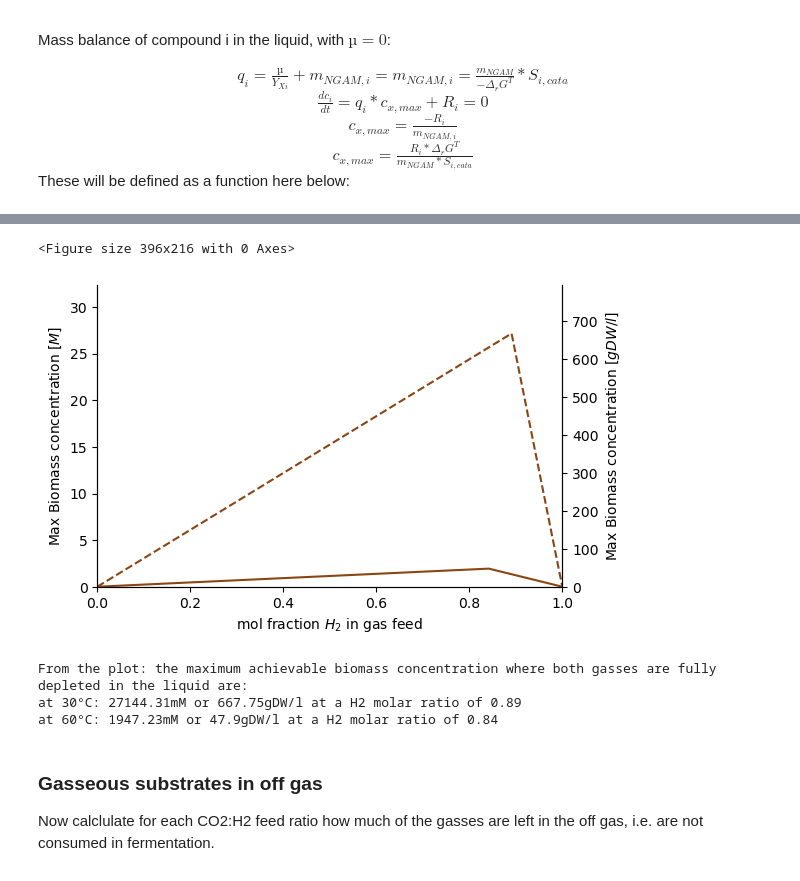
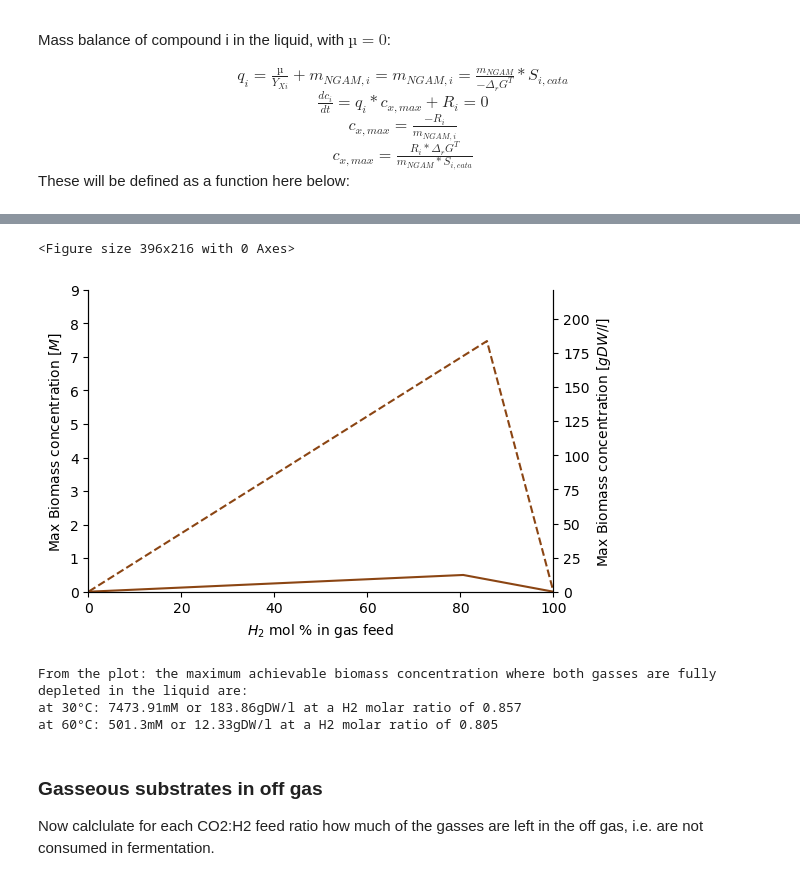
Before and after one commit to biosustain/CO2_fixation_models, a Jupyter notebook: Scripts/03_IdealGasComp.ipynb, the cells around one changed output, grey strips where cells are left out. Drawn from its saved outputs; the diff is of its cells as text; code cells hidden in the pictures.

```diff
--- a/Scripts/03_IdealGasComp.ipynb
+++ b/Scripts/03_IdealGasComp.ipynb
@@ -65,7 +65,7 @@ Where:
 # %%
 h_r = 30 # height of the reactor [m]
 ar = 5 # aspect ratio: height to diameter
-v_gas = 0.5 # [m/s]
+v_gas = 0.1 # [m/s]
 
 r = h_r/(ar * 2)
 h = 2/3 * h_r # initial height of broth  assuming it is 2/3 filled [m]
@@ -309,31 +316,31 @@ plt.show()
 # %%
 plt.rcParams['axes.spines.right'] = True
 
 def c_xmax_AND(T,y):
     return np.minimum(c_xmax("H2",T,c_G("H2",T,y)),c_xmax("CO2",T,c_G("CO2",T,1-y)))
 def c_xmax_OR(T,y):
     return np.maximum(c_xmax("H2",T,c_G("H2",T,y)),c_xmax("CO2",T,c_G("CO2",T,1-y)))
 
 fig = plt.figure(figsize=(5.5,3))
 plt.figure(dpi=100)
-plt.plot(y,c_xmax_AND(T1,y)/1000, color='saddlebrown', linestyle ="--")
-plt.plot(y,c_xmax_AND(T2,y)/1000, color='saddlebrown', linestyle ="-")
+plt.plot(y*100,c_xmax_AND(T1,y)/1000, color='saddlebrown', linestyle ="--")
+plt.plot(y*100,c_xmax_AND(T2,y)/1000, color='saddlebrown', linestyle ="-")
 #plt.plot(y,c_xmax_OR(T1,y), color="grey", linewidth = 0.2)
 #plt.plot(y,c_xmax_OR(T2,y), color="grey", linewidth = 0.2)
-plt.xlabel(r'mol fraction $H_2$ in gas feed')
+plt.xlabel(r'$H_2$ mol % in gas feed')
 plt.ylabel(r'Max Biomass concentration [$M$]')
-plt.axis([0, 1, 0, 9*3600/1000])
+plt.axis([0, 100, 0, 2.5*3600/1000])
 
 ax2 = plt.twinx()
 ax2.set_ylabel(r'Max Biomass concentration [$gDW/l$]')
-plt.axis([0, 1, 0, 9*3600*24.6/1000])
+plt.axis([0, 100, 0, 2.5*3600*24.6/1000])
 plt.show()
 # %% [output]
 <Figure size 396x216 with 0 Axes>
-[figure, old version]
+[figure, new version]
 # %%
-opt_30 = 0.89
-opt_60 = 0.84
+opt_30 = y[c_xmax_AND(T1,y)/1000 == max(c_xmax_AND(T1,y)/1000)][0]
+opt_60 = y[c_xmax_AND(T2,y)/1000 == max(c_xmax_AND(T2,y)/1000)][0]
 
 print(f"From the plot: the maximum achievable biomass concentration where both gasses are fully depleted in the liquid are:")
 
@@ -341,8 +348,8 @@ print(f"at 30°C: {round(c_xmax('H2',T1,c_G('H2',T1,opt_30)),2)}mM or {round(c_x
 print(f"at 60°C: {round(c_xmax('H2',T2,c_G('H2',T2,opt_60)),2)}mM or {round(c_xmax('H2',T2,c_G('H2',T2,opt_60))*24.6/1000,2)}gDW/l at a H2 molar ratio of {opt_60}")
 # %% [output]
 From the plot: the maximum achievable biomass concentration where both gasses are fully depleted in the liquid are:
-at 30°C: 27144.31mM or 667.75gDW/l at a H2 molar ratio of 0.89
-at 60°C: 1947.23mM or 47.9gDW/l at a H2 molar ratio of 0.84
+at 30°C: 7473.91mM or 183.86gDW/l at a H2 molar ratio of 0.857
+at 60°C: 501.3mM or 12.33gDW/l at a H2 molar ratio of 0.805
 # %% [markdown]
 ### Gasseous substrates in off gas
 
```
Also changed, not shown: parts of 9 cells of this notebook, 9 other files.
